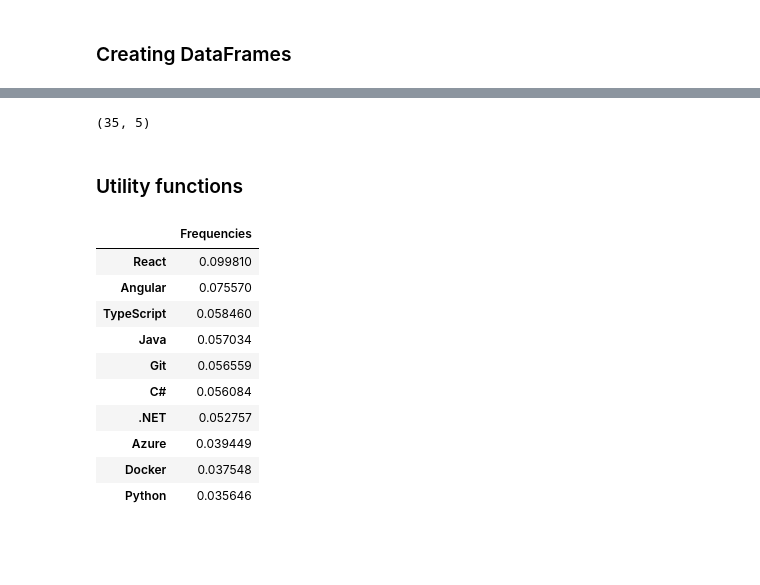
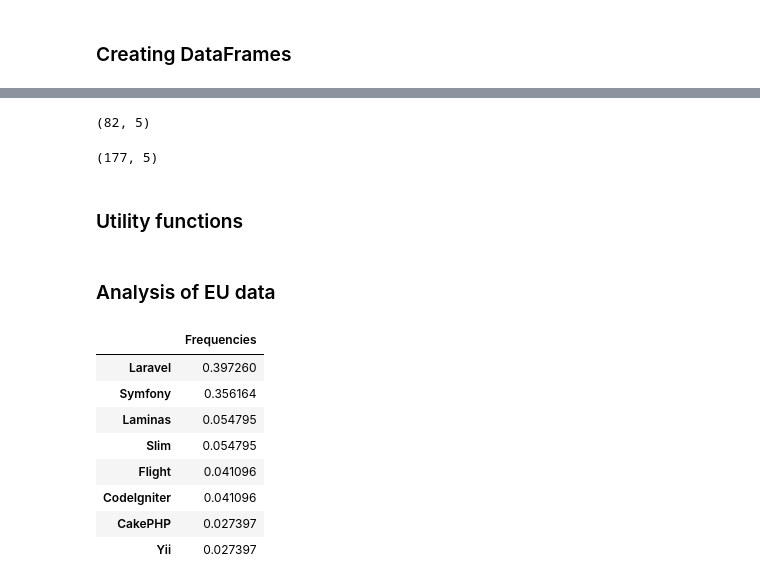
Before and after one commit to RyukShi/Web-Scraping-Project, a Jupyter notebook: data/jobs_analytics_offline.ipynb, the cells around one changed output, grey strips where cells are left out. Drawn from its saved outputs; the diff is of its cells as text; code cells hidden in the pictures; blank space fills up the shorter version.

```diff
--- a/data/jobs_analytics_offline.ipynb
+++ b/data/jobs_analytics_offline.ipynb
@@ -15,21 +15,21 @@ import plotly.express as px
 # %% [markdown]
 ### Loading and filtering data
 # %%
-# data dump from MySQL database at 12/13/2022
+# data dump from MySQL database at 17/13/2022
 df = read_csv('jobs_offers.csv', encoding='utf-8')
 
-# convert str (json in database) to python list with loads function
-df.technologies = df.technologies.apply(lambda str_list: loads(str_list))
-
-# set job_offer_id as default index
-df.set_index('job_offer_id', inplace=True)
+# convert str (json in database) to python dict with loads function
+df.technologies = df.technologies.apply(lambda str_dict: loads(str_dict))
 
 # delete unnecessary columns
 df.drop(['description', 'company_url', 'date_time',
         'criteria', 'job_offer_url'], axis=1, inplace=True)
 
+# set job_offer_id as default index
+df.set_index('job_offer_id', inplace=True)
+
 # technologies filter
-technologies_filter = df.technologies.apply(lambda l: len(l) > 0)
+technologies_filter = df.technologies.apply(lambda d: d != None and len(d) > 0)
 
 # apply technologies filter to df
 df = df[technologies_filter]
@@ -54,41 +54,42 @@ df_eu.shape
 # %%
 # 3 countries selected for Asia
-asia_countries = ['KOREA', 'CHINESE', 'JAPAN']
+asia_countries = ['SOUTH KOREA', 'CHINA', 'JAPAN']
 df_asia = df.query('country in @asia_countries')
 df_asia.shape
 # %% [output]
-(35, 5)
+(82, 5)
+# %%
+# 3 countries selected for North America
+n_america_countries = ['UNITED STATES', 'CANADA', 'MEXICO']
+df_n_america = df.query('country in @n_america_countries')
+df_n_america.shape
+# %% [output]
+(177, 5)
 # %% [markdown]
 ### Utility functions
 # %%
-def get_freq(S: Series, columns: list = ['Frequencies']) -> DataFrame:
+def get_freq(S: Series, category: str, columns: list = ['Frequencies']) -> DataFrame:
     L = []
-    for el in S:
-        L.extend(el)
+    for dict in S:
+        for cat, tech in dict.items():
+            if cat == category:
+                L.extend(tech)
+                break
     return DataFrame(Series(L).value_counts(normalize=True), columns=columns)
-
-
-def get_figure(df: DataFrame, n_rows: int, title: str, labels: dict):
-    return px.bar(
-        df.head(n_rows),
-        title=title,
-        template='plotly_dark',
-        labels=labels
-    )
+# %% [markdown]
+### Analysis of EU data
 # %%
-freq_technologies_eu = get_freq(df_eu.technologies)
-# print top 10 for df_eu
-freq_technologies_eu.head(10)
+freq_php_frameworks_eu = get_freq(df_eu.technologies, 'PHP Frameworks')
+# print top PHP Frameworks for df_eu
+freq_php_frameworks_eu
 # %% [output]
 |  | Frequencies |
-| React | 0.099810 |
-| Angular | 0.075570 |
-| TypeScript | 0.058460 |
-| Java | 0.057034 |
-| Git | 0.056559 |
-| C# | 0.056084 |
-| .NET | 0.052757 |
-| Azure | 0.039449 |
-| Docker | 0.037548 |
-| Python | 0.035646 |
+| Laravel | 0.397260 |
+| Symfony | 0.356164 |
+| Laminas | 0.054795 |
+| Slim | 0.054795 |
+| Flight | 0.041096 |
+| CodeIgniter | 0.041096 |
+| CakePHP | 0.027397 |
+| Yii | 0.027397 |
 # %%
```
Also changed, not shown: parts of 12 cells of this notebook, 14 other files.
